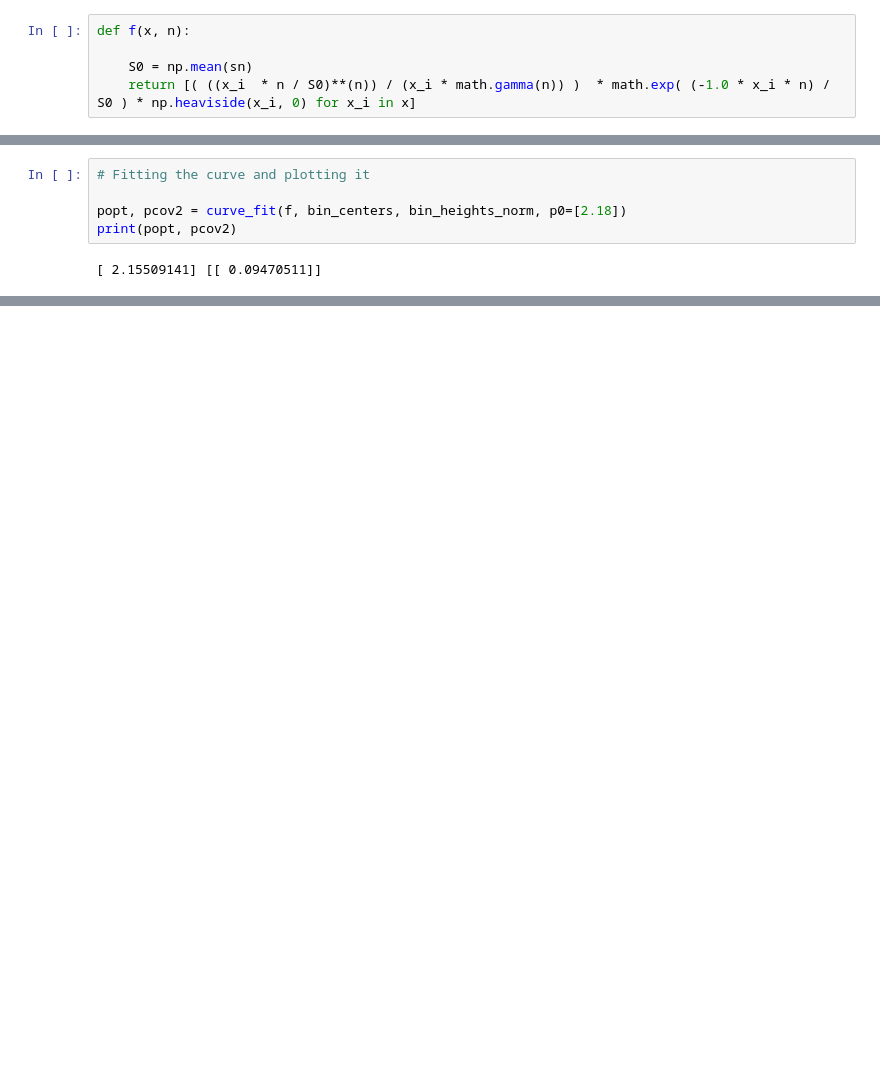
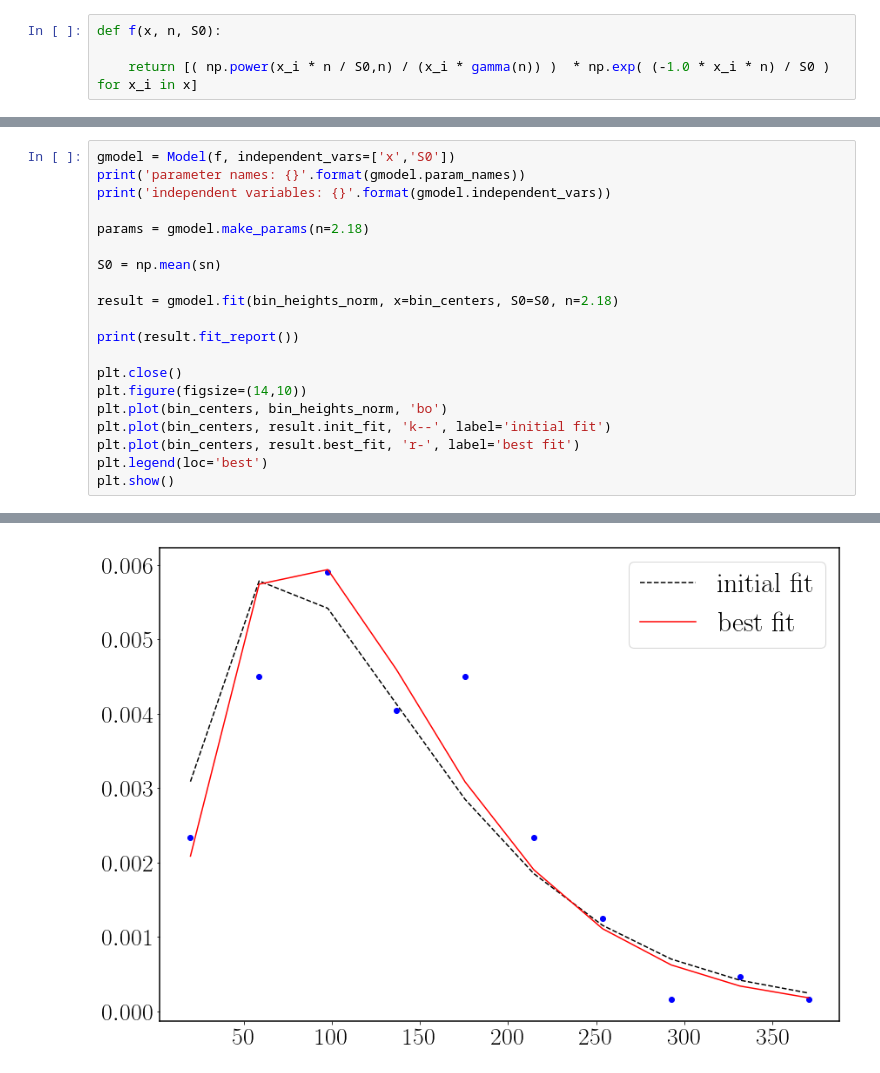
Before and after one commit to svsosafiscella/paper_PuMA, a Jupyter notebook: plot_histogram_scintillation.ipynb, the cells around one changed output, grey strips where cells are left out. Saved outputs shown, nothing was run; the diff lists cells and outputs as text; blank space fills up the shorter version.

```diff
--- a/plot_histogram_scintillation.ipynb
+++ b/plot_histogram_scintillation.ipynb
@@ -24,8 +41,7 @@ import pandas as pd
 import os
 import shutil
 # %%
-def f(x, n):
+def f(x, n, S0):
 
-    S0 = np.mean(sn)
-    return [( ((x_i  * n / S0)**(n)) / (x_i * math.gamma(n)) )  * math.exp( (-1.0 * x_i * n) / S0 ) * np.heaviside(x_i, 0) for x_i in x]
+    return [( np.power(x_i * n / S0,n) / (x_i * gamma(n)) )  * np.exp( (-1.0 * x_i * n) / S0 ) for x_i in x]
 # %%
@@ -150,7 +185,21 @@ NameError: name 'plt' is not defined
-# %%
-# Fitting the curve and plotting it
-
-popt, pcov2 = curve_fit(f, bin_centers, bin_heights_norm, p0=[2.18])
-print(popt, pcov2)
-# %% [output]
-[ 2.15509141] [[ 0.09470511]]
+# %%
+gmodel = Model(f, independent_vars=['x','S0'])
+print('parameter names: {}'.format(gmodel.param_names))
+print('independent variables: {}'.format(gmodel.independent_vars))
+
+params = gmodel.make_params(n=2.18)
+
+S0 = np.mean(sn)
+
+result = gmodel.fit(bin_heights_norm, x=bin_centers, S0=S0, n=2.18)
+
+print(result.fit_report())
+
+plt.close()
+plt.figure(figsize=(14,10))
+plt.plot(bin_centers, bin_heights_norm, 'bo')
+plt.plot(bin_centers, result.init_fit, 'k--', label='initial fit')
+plt.plot(bin_centers, result.best_fit, 'r-', label='best fit')
+plt.legend(loc='best')
+plt.show()
+# %% [output]
@@ -156,0 +221 @@ print(popt, pcov2)
+[figure, added]
```
Also changed, not shown: parts of 14 cells of this notebook.
